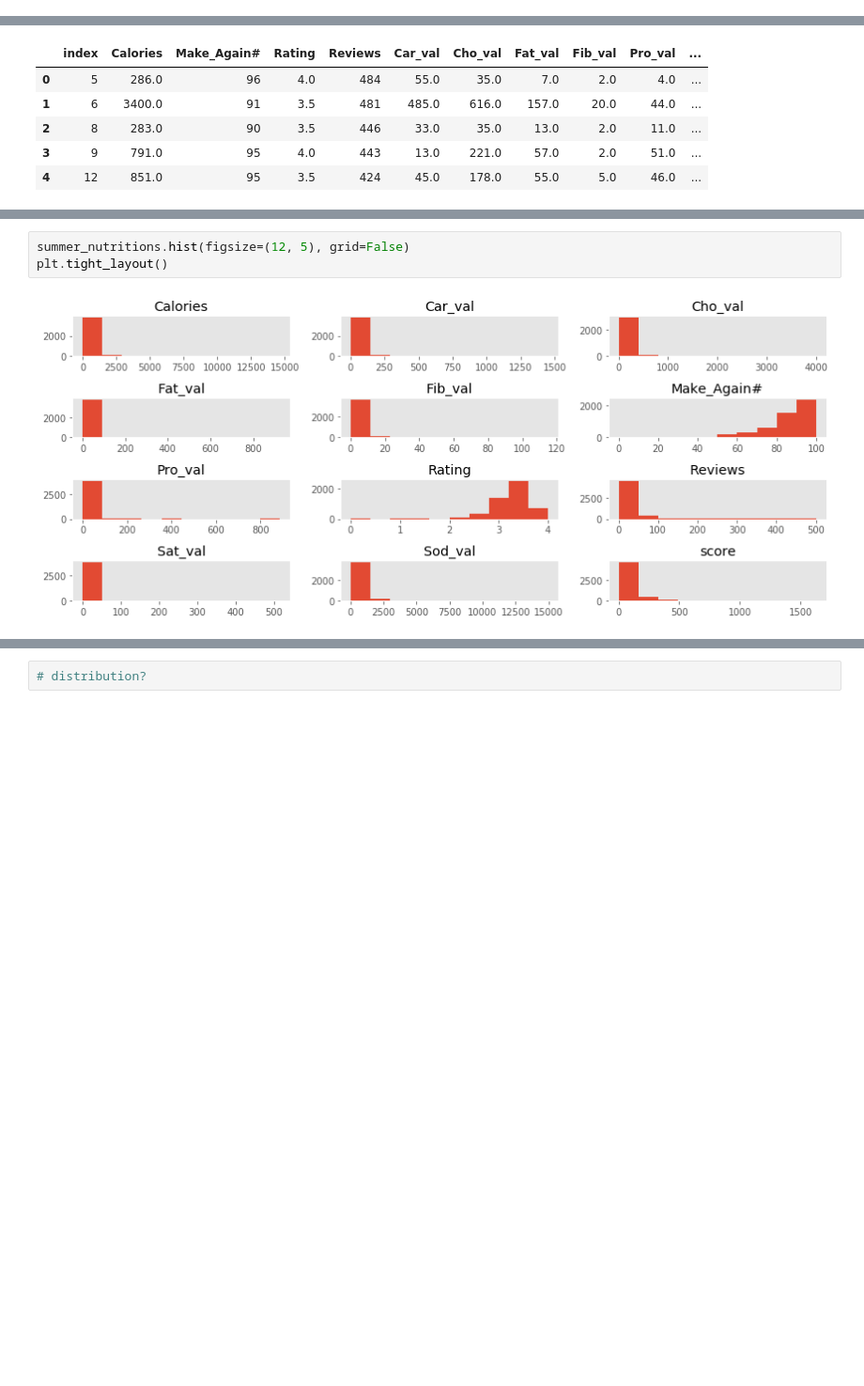
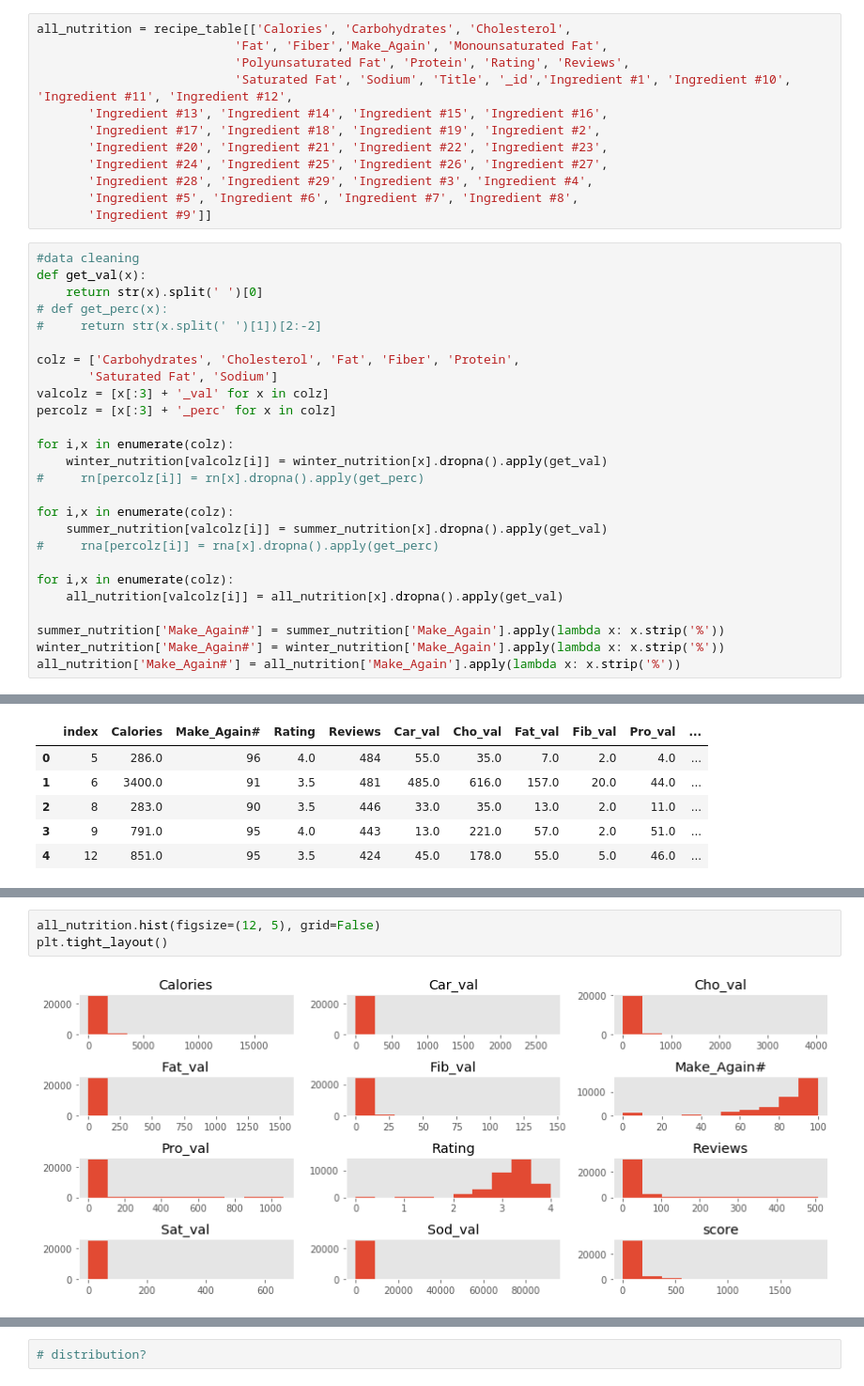
Before and after one commit to esotewic/Recipe_Hypothesis_Test, a Jupyter notebook: recipe_eda.ipynb, the cells around one changed output, grey strips where cells are left out. Shown at 94% size. Drawn from its saved outputs; the diff is of its cells as text; blank space fills up the shorter version.

```diff
--- a/recipe_eda.ipynb
+++ b/recipe_eda.ipynb
@@ -75,3 +106,41 @@ summer_nutrition = Summer[['Calories', 'Carbohydrates', 'Cholesterol',
                            'Fat', 'Fiber','Make_Again', 'Monounsaturated Fat',
                            'Polyunsaturated Fat', 'Protein', 'Rating', 'Reviews',
                            'Saturated Fat', 'Sodium', 'Title', '_id']]
+# %%
+all_nutrition = recipe_table[['Calories', 'Carbohydrates', 'Cholesterol',
+                           'Fat', 'Fiber','Make_Again', 'Monounsaturated Fat',
+                           'Polyunsaturated Fat', 'Protein', 'Rating', 'Reviews',
+                           'Saturated Fat', 'Sodium', 'Title', '_id','Ingredient #1', 'Ingredient #10', 'Ingredient #11', 'Ingredient #12',
+       'Ingredient #13', 'Ingredient #14', 'Ingredient #15', 'Ingredient #16',
+       'Ingredient #17', 'Ingredient #18', 'Ingredient #19', 'Ingredient #2',
+       'Ingredient #20', 'Ingredient #21', 'Ingredient #22', 'Ingredient #23',
+       'Ingredient #24', 'Ingredient #25', 'Ingredient #26', 'Ingredient #27',
+       'Ingredient #28', 'Ingredient #29', 'Ingredient #3', 'Ingredient #4',
+       'Ingredient #5', 'Ingredient #6', 'Ingredient #7', 'Ingredient #8',
+       'Ingredient #9']]
+# %%
+#data cleaning
+def get_val(x):
+    return str(x).split(' ')[0]
+# def get_perc(x):
+#     return str(x.split(' ')[1])[2:-2]
+
+colz = ['Carbohydrates', 'Cholesterol', 'Fat', 'Fiber', 'Protein',
+       'Saturated Fat', 'Sodium']
+valcolz = [x[:3] + '_val' for x in colz]
+percolz = [x[:3] + '_perc' for x in colz]
+
+for i,x in enumerate(colz):
+    winter_nutrition[valcolz[i]] = winter_nutrition[x].dropna().apply(get_val)
+#     rn[percolz[i]] = rn[x].dropna().apply(get_perc)
+
+for i,x in enumerate(colz):
+    summer_nutrition[valcolz[i]] = summer_nutrition[x].dropna().apply(get_val)
+#     rna[percolz[i]] = rna[x].dropna().apply(get_perc)
+
+for i,x in enumerate(colz):
+    all_nutrition[valcolz[i]] = all_nutrition[x].dropna().apply(get_val)
+
+summer_nutrition['Make_Again#'] = summer_nutrition['Make_Again'].apply(lambda x: x.strip('%'))
+winter_nutrition['Make_Again#'] = winter_nutrition['Make_Again'].apply(lambda x: x.strip('%'))
+all_nutrition['Make_Again#'] = all_nutrition['Make_Again'].apply(lambda x: x.strip('%'))
@@ -178,5 +663,5 @@ plt.tight_layout()
 # %%
-summer_nutritions.hist(figsize=(12, 5), grid=False)
+all_nutrition.hist(figsize=(12, 5), grid=False)
 plt.tight_layout()
 # %% [output]
-[figure, old version]
+[figure, new version]
```
Also changed, not shown: parts of 98 cells of this notebook.
